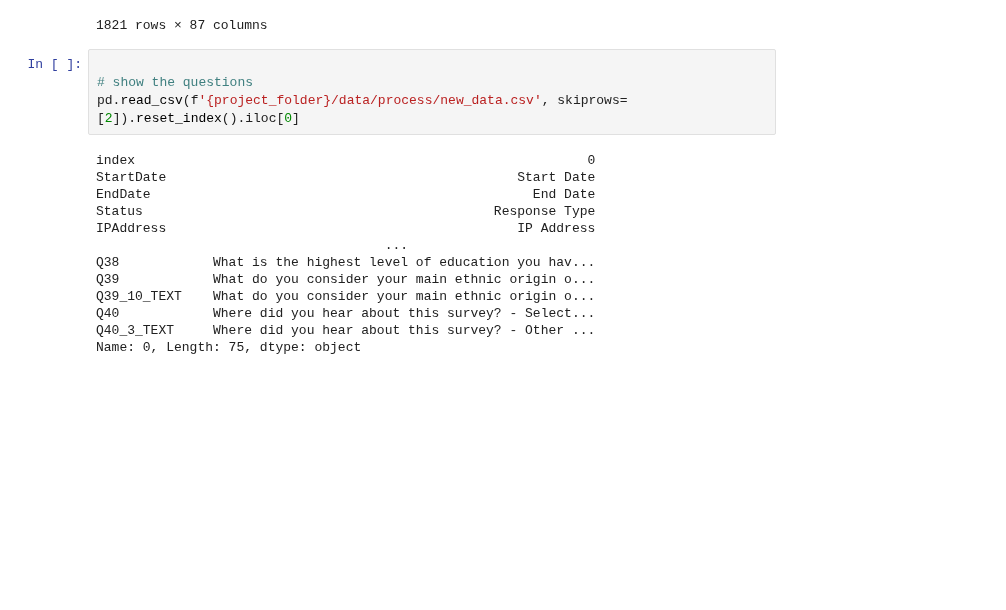
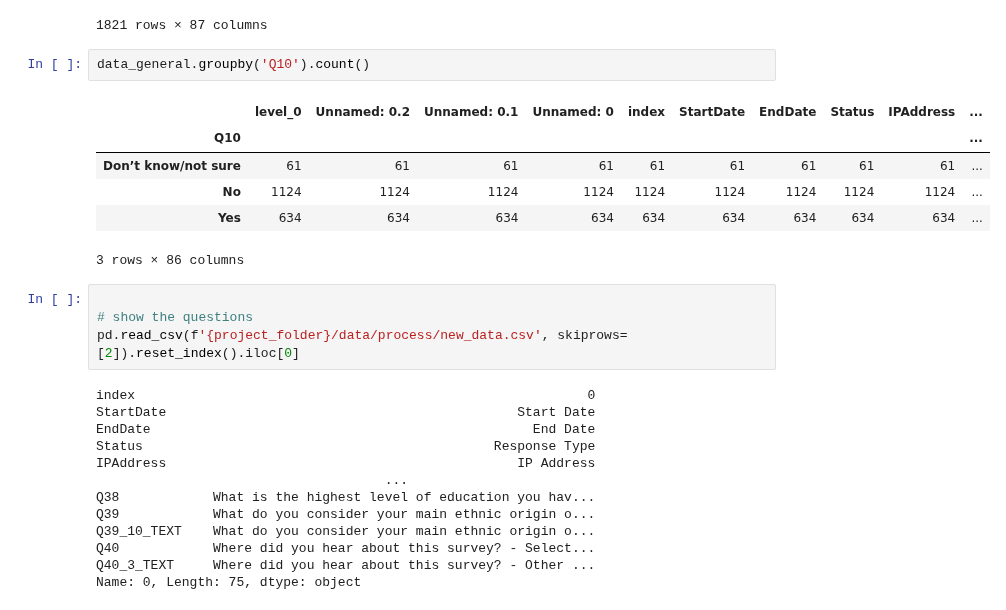
Before and after one commit to achic19/Biketheft, a Jupyter notebook: python/notebooks/clean notebooks/complementary_analysis.ipynb, the cells around one changed output. Drawn from its saved outputs; the diff is of its cells as text; blank space fills up the shorter version.

```diff
--- a/python/notebooks/clean notebooks/complementary_analysis.ipynb
+++ b/python/notebooks/clean notebooks/complementary_analysis.ipynb
@@ -30,6 +30,15 @@ data_general
 | 1819 | 1819 | 1821 | 1823 | 2021 | 2021 | 5/24/2022 12:17 | 5/24/2022 12:20 | IP Address | 174.90.223.242 | ... |
 | 1820 | 1820 | 1822 | 1824 | 2022 | 2022 | 6/8/2022 3:19 | 6/8/2022 3:30 | IP Address | 108.211.181.111 | ... |
 1821 rows × 87 columns
+# %%
+data_general.groupby('Q10').count()
+# %% [output]
+|  | level_0 | Unnamed: 0.2 | Unnamed: 0.1 | Unnamed: 0 | index | StartDate | EndDate | Status | IPAddress | ... |
+| Q10 |  |  |  |  |  |  |  |  |  | ... |
+| Don’t know/not sure | 61 | 61 | 61 | 61 | 61 | 61 | 61 | 61 | 61 | ... |
+| No | 1124 | 1124 | 1124 | 1124 | 1124 | 1124 | 1124 | 1124 | 1124 | ... |
+| Yes | 634 | 634 | 634 | 634 | 634 | 634 | 634 | 634 | 634 | ... |
+3 rows × 86 columns
 # %%
 
 # show the questions
```
Also changed, not shown: parts of 6 cells of this notebook, 1 other file.
